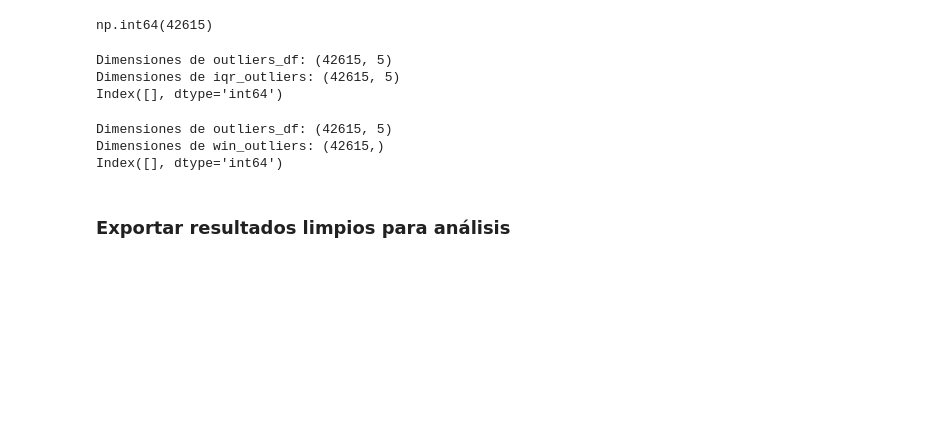
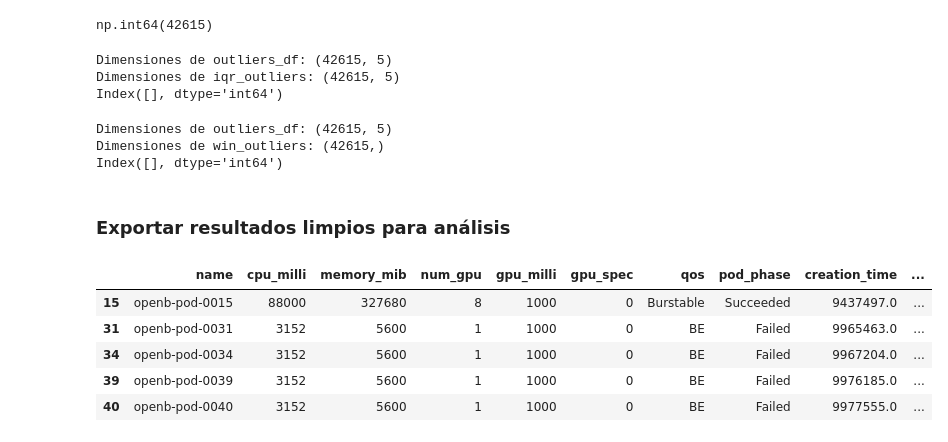
Before and after one commit to edegraciab/ma-modelos-predictivos-poyecto-final, a Jupyter notebook: notebook/01-DataPrep.ipynb, the cells around one changed output. Drawn from its saved outputs; the diff is of its cells as text; code cells hidden in the pictures; blank space fills up the shorter version.

```diff
--- a/notebook/01-DataPrep.ipynb
+++ b/notebook/01-DataPrep.ipynb
@@ -251,3 +251,12 @@ Index([], dtype='int64')
 ### Exportar resultados limpios para análisis
 # %%
 data.to_csv('data/cleaned_data.csv', index=False)
+# %%
+data.head()
+# %% [output]
+|  | name | cpu_milli | memory_mib | num_gpu | gpu_milli | gpu_spec | qos | pod_phase | creation_time | ... |
+| 15 | openb-pod-0015 | 88000 | 327680 | 8 | 1000 | 0 | Burstable | Succeeded | 9437497.0 | ... |
+| 31 | openb-pod-0031 | 3152 | 5600 | 1 | 1000 | 0 | BE | Failed | 9965463.0 | ... |
+| 34 | openb-pod-0034 | 3152 | 5600 | 1 | 1000 | 0 | BE | Failed | 9967204.0 | ... |
+| 39 | openb-pod-0039 | 3152 | 5600 | 1 | 1000 | 0 | BE | Failed | 9976185.0 | ... |
+| 40 | openb-pod-0040 | 3152 | 5600 | 1 | 1000 | 0 | BE | Failed | 9977555.0 | ... |
```
Also changed, not shown: 6 other files.
